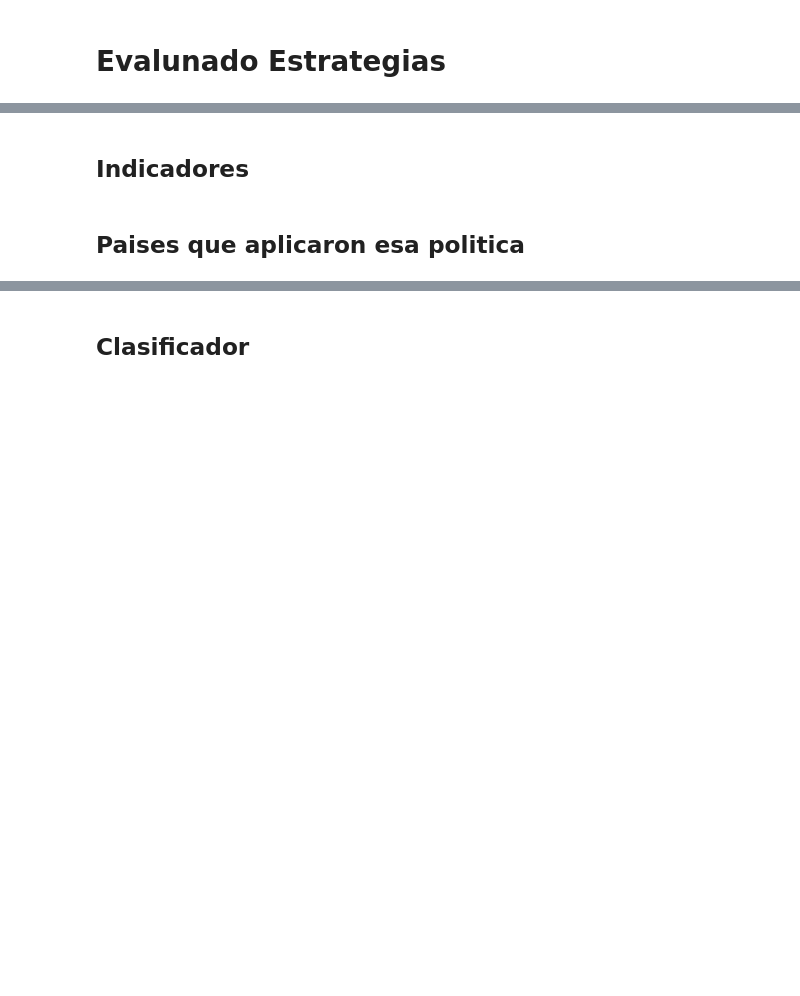
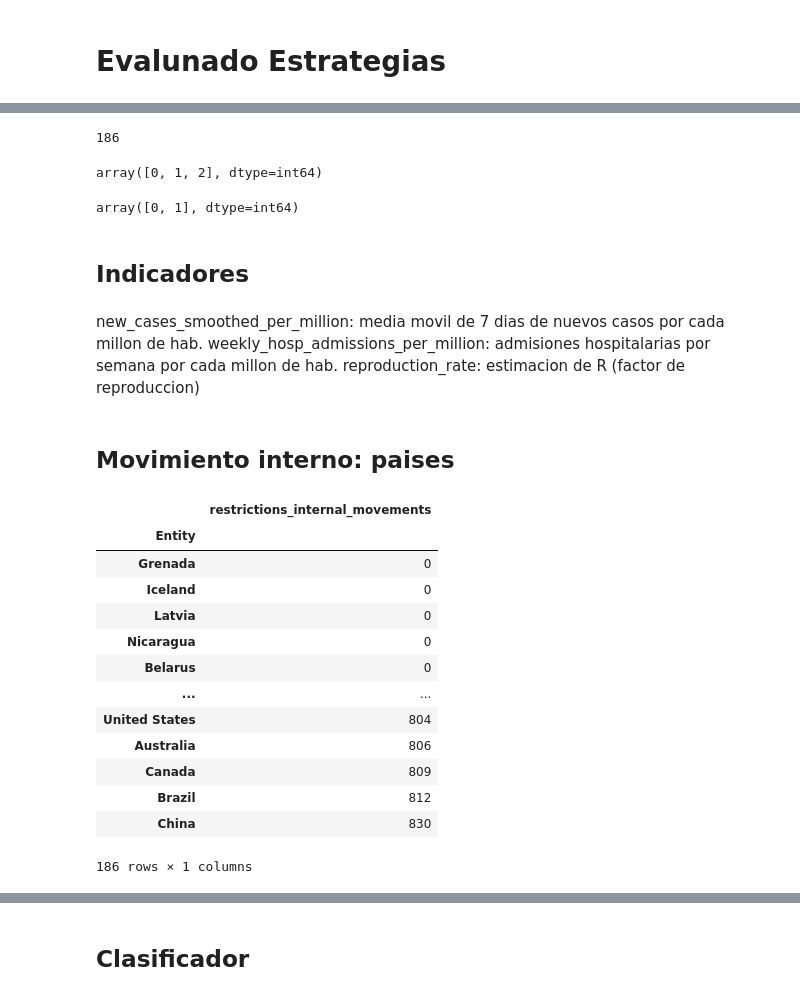
Before and after one commit to NachoRam123/Sprint-4, a Jupyter notebook: proyecto_4.ipynb, the cells around one changed output, grey strips where cells are left out. Drawn from its saved outputs; the diff is of its cells as text; code cells hidden in the pictures; blank space fills up the shorter version.

```diff
--- a/proyecto_4.ipynb
+++ b/proyecto_4.ipynb
@@ -388,0 +414,8 @@ En la siguiente sección veremos como se puede mejorar las predicciones de conta
+# %%
+len(df_movimiento.Entity.unique())
+# %% [output]
+186
+# %%
+df_movimiento.restrictions_internal_movements.unique()
+# %% [output]
+array([0, 1, 2], dtype=int64)
@@ -389,4 +424,30 @@ En la siguiente sección veremos como se puede mejorar las predicciones de conta
+# %%
+df_movimiento.restrictions_internal_movements.unique()
+# %% [output]
+array([0, 1], dtype=int64)
 # %% [markdown]
 ## Indicadores
-# %% [markdown]
-## Paises que aplicaron esa politica
+# %% [markdown]
+new_cases_smoothed_per_million: media movil de 7 dias de nuevos casos por cada millon de hab.
+weekly_hosp_admissions_per_million: admisiones hospitalarias por semana por cada millon de hab.
+reproduction_rate: estimacion de R (factor de reproduccion)
+# %% [markdown]
+## Movimiento interno: paises
+# %%
+agrupado = df_movimiento.groupby('Entity').sum().sort_values('restrictions_internal_movements')
+agrupado
+# %% [output]
+|  | restrictions_internal_movements |
+| Entity |  |
+| Grenada | 0 |
+| Iceland | 0 |
+| Latvia | 0 |
+| Nicaragua | 0 |
+| Belarus | 0 |
+| ... | ... |
+| United States | 804 |
+| Australia | 806 |
+| Canada | 809 |
+| Brazil | 812 |
+| China | 830 |
+186 rows × 1 columns
```
Also changed, not shown: parts of 12 cells of this notebook.
